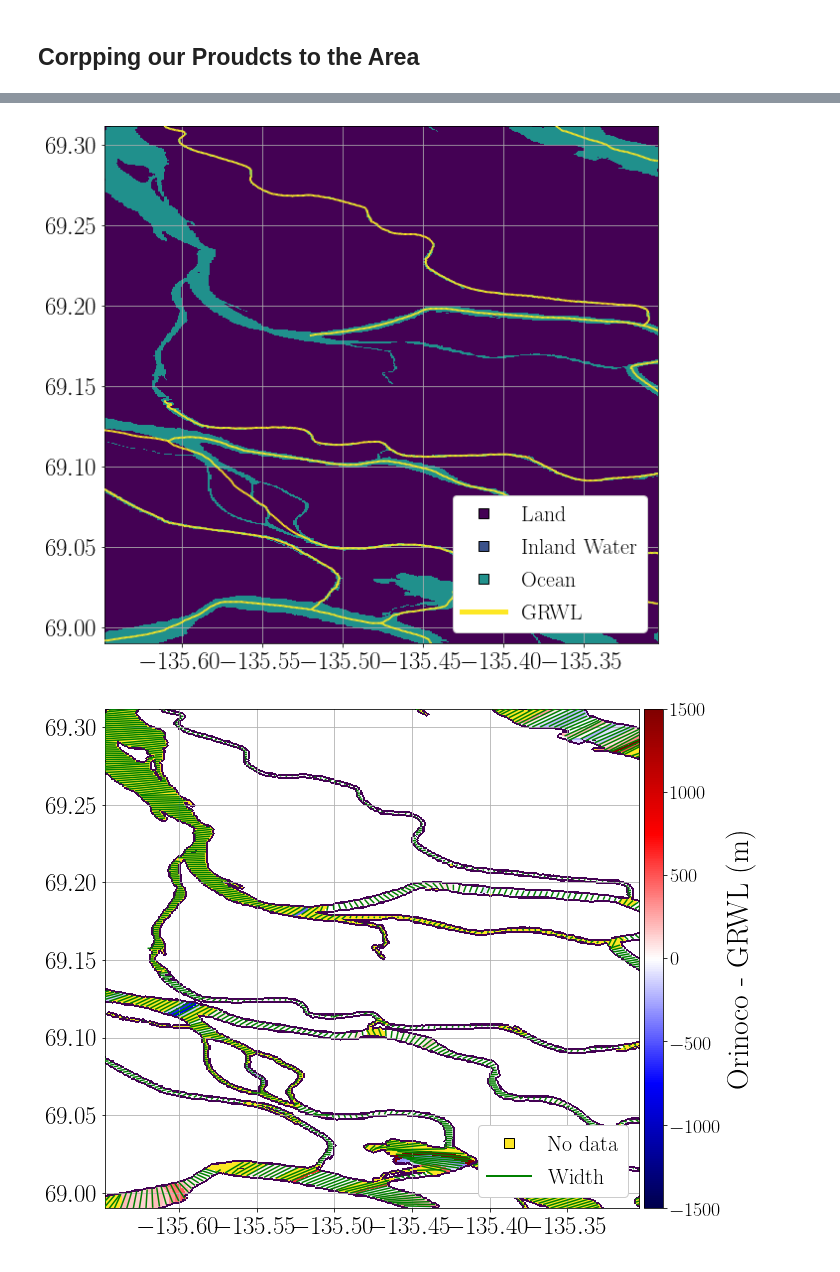
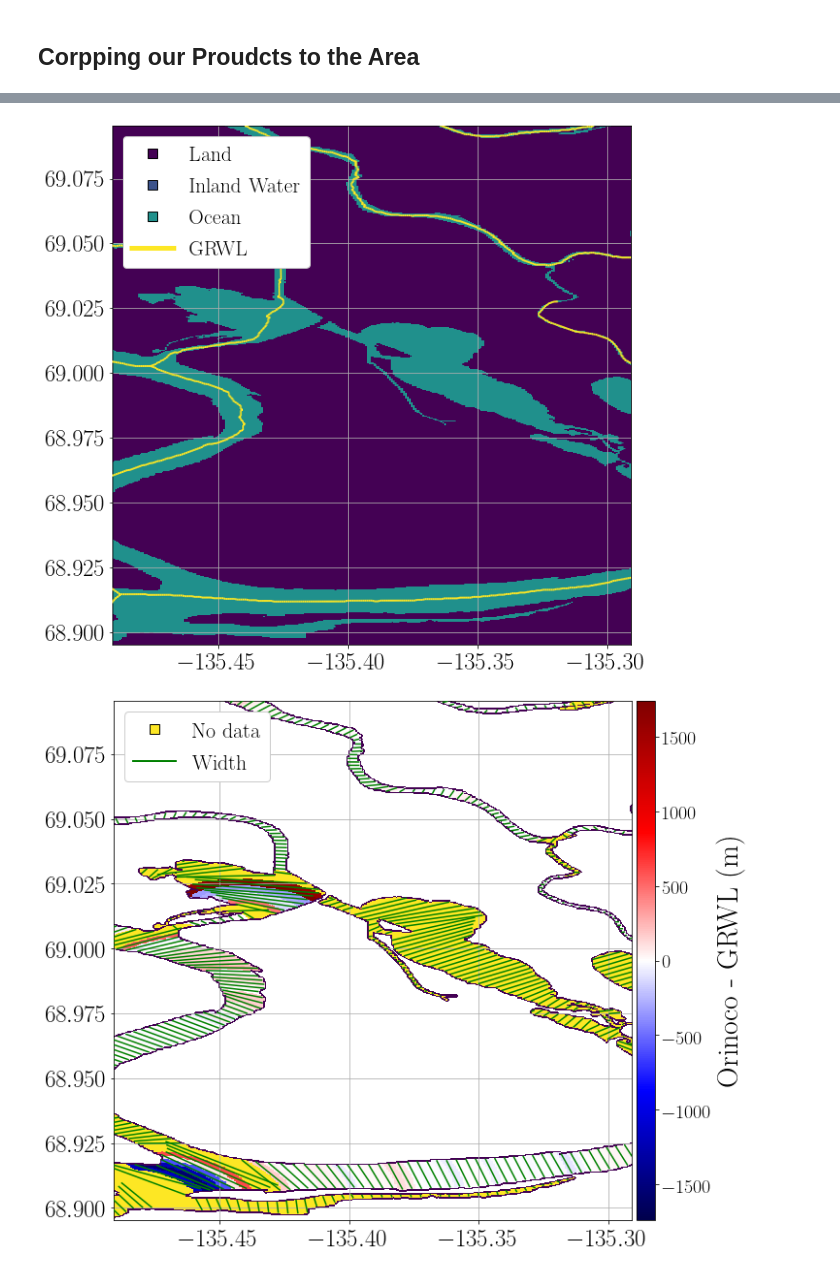
Before and after one commit to simard-landscape-lab/orinoco, a Jupyter notebook: notebooks/validation_with_grwl/4 - Figures - Connectivity.ipynb, the cells around one changed output, grey strips where cells are left out. Drawn from its saved outputs; the diff is of its cells as text; code cells hidden in the pictures.

Commit message:
grwl figures final

```diff
--- a/notebooks/validation_with_grwl/4 - Figures - Connectivity.ipynb
+++ b/notebooks/validation_with_grwl/4 - Figures - Connectivity.ipynb
@@ -101,19 +101,19 @@ plt.imshow(water_mask[sy, sx])
 We selected two slices using the `imshow` above. We have two slices indices encoded via `if ... then...` below. We create all the relevant plots over the subsets in what follows. We have encoded two subsets via `0` and `1`.
 # %%
 # Options are 0 and 1 for different areas over the Mackenzie.
-slice_index = 1
+slice_index = 0
 # %%
 # Mackenzie
 figsize=(12, 10)
 
 if (tile_name is 'NR08') & (slice_index == 0):
-    sy = np.s_[2_000:2_750]
-    sx = np.s_[2_500:3_250]
+    sy = np.s_[2_000:3_000]
+    sx = np.s_[4_000:5_000]
     loc='upper left'
 
 elif (tile_name is 'NR08') & (slice_index == 1):
-    sy = np.s_[400:1_100]
-    sx = np.s_[1400:2_150]
+    sy = np.s_[5_600:6_600]
+    sx = np.s_[7_750:8_750]
     loc='lower right'
 # %% [markdown]
 ## Making a Plot Directory
@@ -254,7 +254,7 @@ ax.grid('on')
 
 plt.savefig(plot_dir/'grwl.png')
 # %% [output]
-[figure, old version]
+[figure, new version]
 # %%
 M = 1
 
@@ -289,7 +289,7 @@ nodata_diff[nodata_diff == 0] = np.nan
 nodata_diff_c = nodata_diff[sy, sx]
 width_differences_c = width_differences[sy, sx]
 # %%
-cbounds = 1500
+cbounds = np.max(np.abs(width_differences_c[~np.isnan(width_differences_c)]))
 
 fig, ax = plt.subplots(figsize=(10, 10))
 cmap='seismic'
@@ -315,34 +315,34 @@ plot.show(outline_c,
           transform=transform_c,
           interpolation='none')
 
 ax.set_xlim((x_min, x_max))
 ax.set_ylim((y_min, y_max))
 
 
 widths_df_c.plot(color='green', ax=ax, alpha=1,zorder=4)
 
 ##########
 # Colorbar
 ##########
 
 # Source: https://matplotlib.org/3.1.0/tutorials/colors/colorbar_only.html
 
 divider = make_axes_locatable(ax)
 cax = divider.append_axes('right', size='3.5%', pad=0.07)
 
 norm = colors.Normalize(vmin=-cbounds, vmax=cbounds)
 cb1 = colorbar.ColorbarBase(cax,
                             cmap=plt.get_cmap(cmap),
                             norm=norm,
                             orientation='vertical')
 cax.set_ylabel('Orinoco - GRWL (m)', fontsize=30)
 cax.tick_params(axis='both', which='major', labelsize=20)
 
 ax.legend(handles=legend_elements, loc=loc, fontsize=22, framealpha=1)
 ax.grid('on')
 plt.savefig(plot_dir/'width_differences.png')
 # %% [output]
-[figure, old version]
+[figure, new version]
 # %%
 fig, ax = plt.subplots(figsize=figsize)
 X = width_differences[sy, sx]
```
Also changed, not shown: parts of 4 cells of this notebook, 2 other files.
